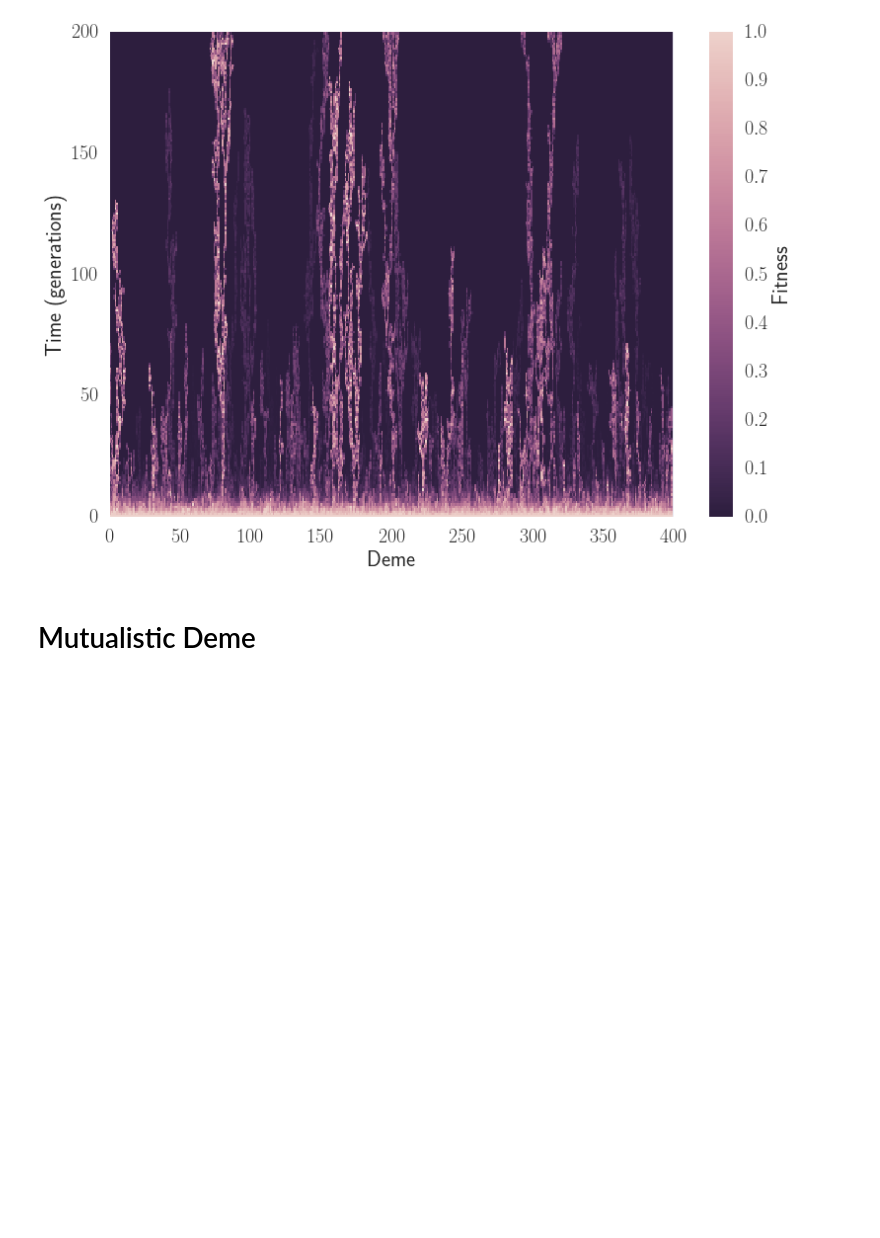
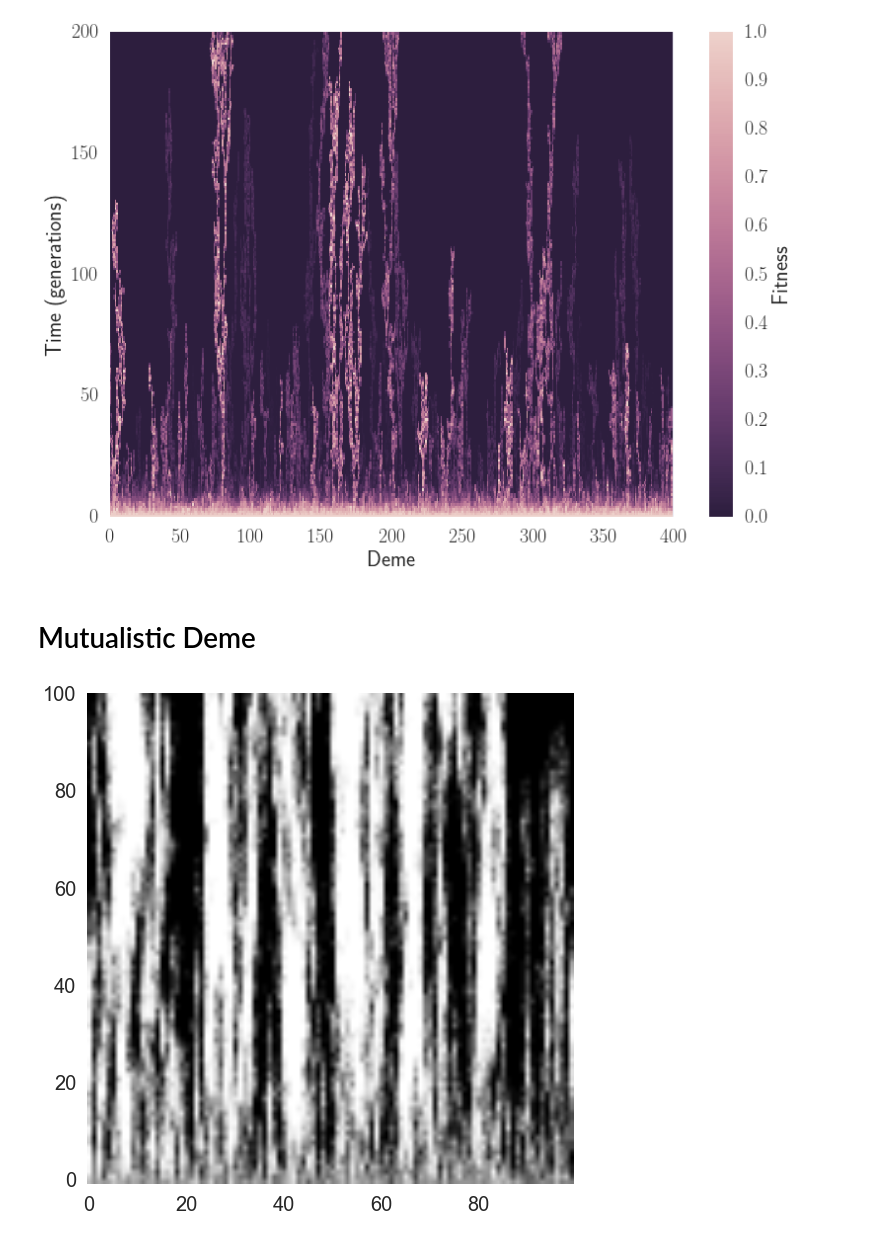
Before and after one commit to pvillamartin/stepping_stone_expansions, a Jupyter notebook: docs/examples_of_use.ipynb, the cells around one changed output. Drawn from its saved outputs; the diff is of its cells as text; code cells hidden in the pictures; blank space fills up the shorter version.

```diff
--- a/docs/examples_of_use.ipynb
+++ b/docs/examples_of_use.ipynb
@@ -186,18 +186,18 @@ plt.savefig('mutational_meltdown.png', dpi=200, bbox_inches='tight')
 # %% [markdown]
 # Mutualistic Deme
 # %%
-L = 400
-num_generations = 200
-num_individuals = 5
+L = 100
+num_generations = 100
+num_individuals = 30
 # num_alleles doesn't really mean anything when every individual has a
 # different fitness...but it doesn't really matter.
 num_alleles = 2
 record_every = 1.0
-fraction_swap = 0.1
+fraction_swap = .03
 # %%
 deme_list = []
 import numpy as np
-matrix_aij=np.array([[0,0.5],[0.5,0]])
+matrix_aij=np.array([[0,.001],[.001,0]], dtype=np.double)
 
 for i in range(L):
     # This doesn't mean anything...doesn't effect simulation at all, just used for tracking.
@@ -207,3 +207,20 @@ for i in range(L):
     ind_list = np.array([re.Individual(allele_id=z, growth_rate=g) for z, g in zip(random_alleles, starting_fitness)])
     deme = re.Selection_aij_Deme(num_alleles, ind_list, aij=matrix_aij)
     deme_list.append(deme)
+# %%
+deme_list = np.array(deme_list, dtype=re.Selection_aij_Deme)
+
+seed = np.random.randint(0, 2**32 -1)
+
+sim = re.Simulate_Deme_Line(deme_list, num_alleles, num_generations=num_generations, seed=seed,
+                            record_every = record_every, fraction_swap = fraction_swap)
+
+sim.simulate()
+# %%
+allele0 = sim.get_allele_history(0)
+allele1 = sim.get_allele_history(1)
+# %%
+plt.imshow(allele0, origin='lower')
+plt.grid(False)
+# %% [output]
+[figure, added]
```
Also changed, not shown: parts of 2 cells of this notebook, 1 other file.
